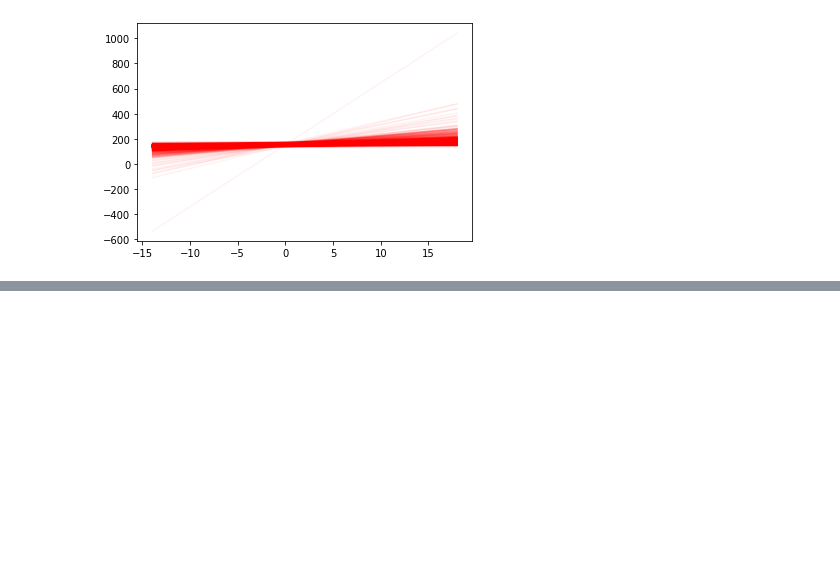
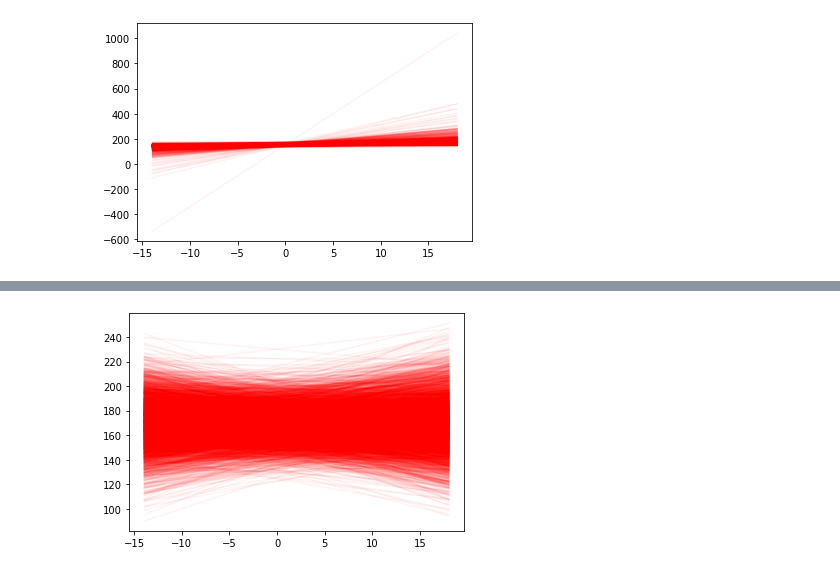
Before and after one commit to JakubGrzes/Data_analytics, a Jupyter notebook: LAB_04/DA_lab4.ipynb, the cells around one changed output, grey strips where cells are left out. Cells and saved outputs as stored; diff of their text form; code cells hidden in the pictures; blank space fills up the shorter version.

```diff
--- a/LAB_04/DA_lab4.ipynb
+++ b/LAB_04/DA_lab4.ipynb
@@ -229,0 +244,11 @@ plt.show()
+# %%
+model_2_fit = CmdStanModel(stan_file='height_2_fit.stan')
+
+N = 50
+# data_fit = {'N':N, 'weight':np.linspace(d.c_weight.min(),d.c_weight.max(), num=N), 'heights':d.height.values[:N]}
+data_fit = {'N':N, 'heights': d['height'].head(N), 'weight': d['weight'].head(N)}
+
+fit = model_2_fit.sample(data=data_fit,seed=28052020)
+
+fit_df = fit.draws_pd()
+fit_df.head()
@@ -229,0 +279,9 @@ plt.show()
+# %%
+R = 4000
+weight = np.linspace(d.c_weight.min(),d.c_weight.max(), R).reshape((R, 1))
+h = fit_df['alpha'].values + (weight * fit_df['beta'].values)
+x = np.ones((1, R)) * weight
+plt.plot(x, h, 'r', alpha=0.05)
+plt.show()
+# %% [output]
+[figure, added]
```
Also changed, not shown: parts of 12 cells of this notebook, 3 other files.
